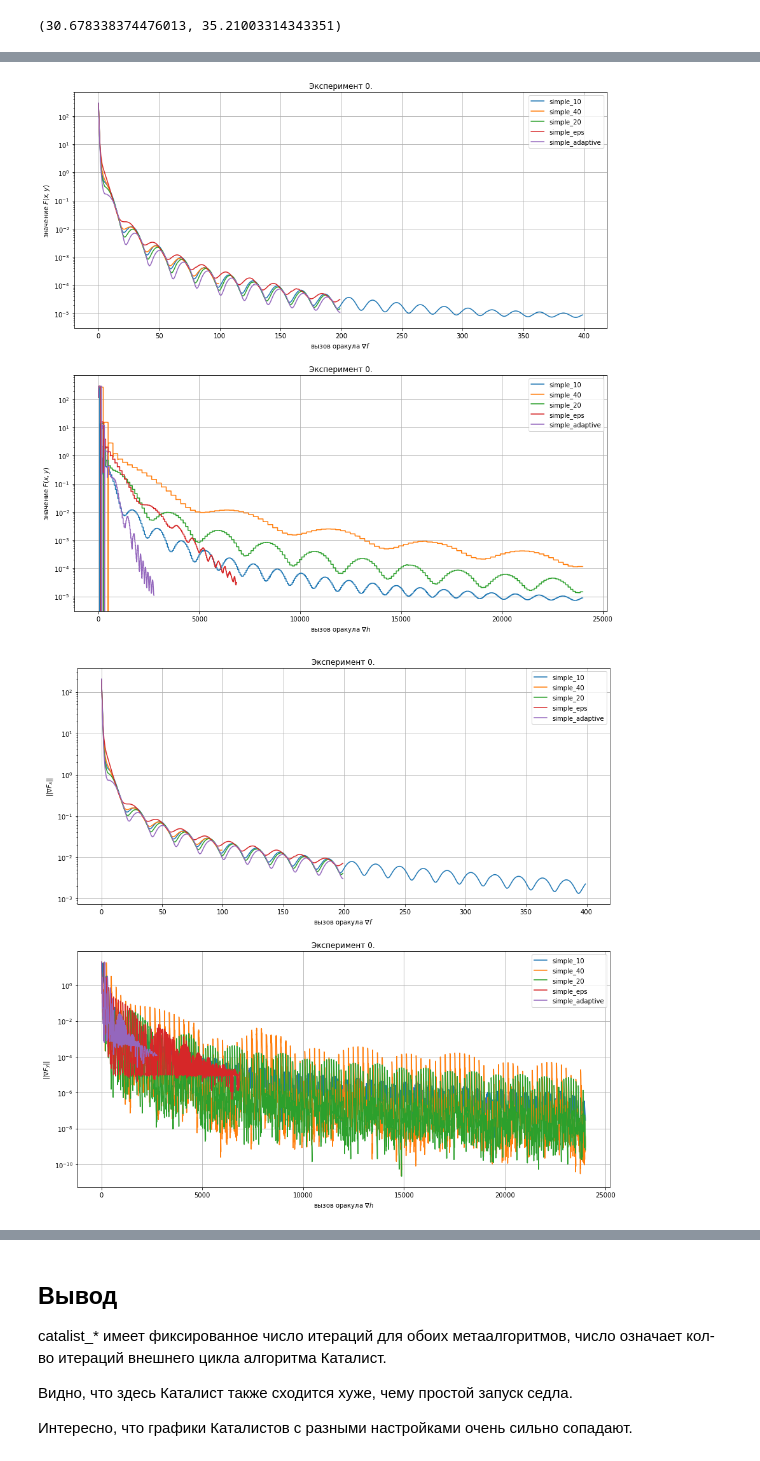
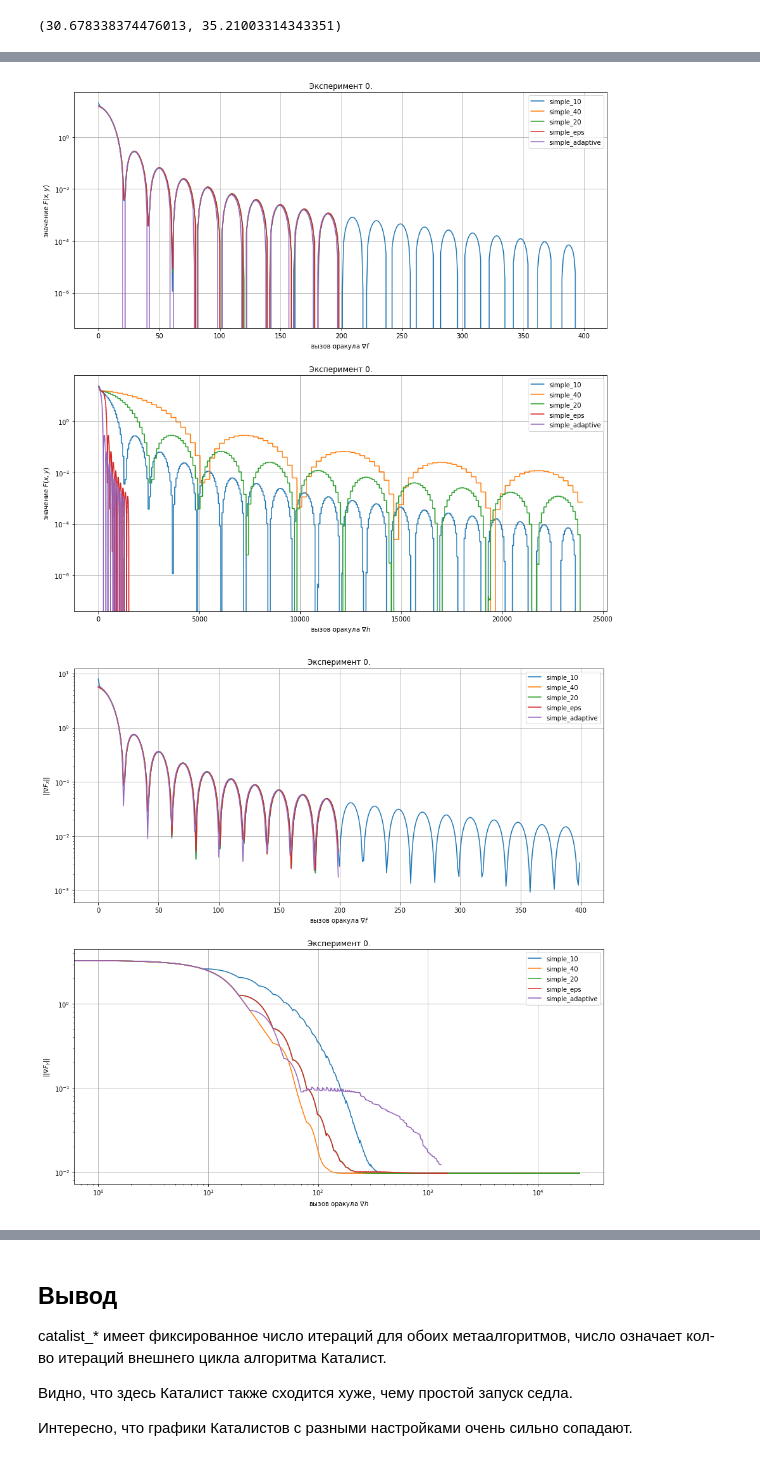
Before and after one commit to nikvas0/optimization_project, a Jupyter notebook: experiments_exp2.ipynb, the cells around one changed output, grey strips where cells are left out. Drawn from its saved outputs; the diff is of its cells as text; code cells hidden in the pictures.

```diff
--- a/experiments_exp2.ipynb
+++ b/experiments_exp2.ipynb
@@ -23,6 +25,6 @@ $M_i$ -- матрицы $n \times n$ положительно определен
 # %%
 exp0 = experiment.generateExpQExperiment(
-    N, M, {'p': 2000, 'sparsity': 0.01}, 1, 1, {'k': 5, 'eigen_min': 1, 'eigen_max': 2}, 10)
+    N, M, {'p': 2000, 'sparsity': 0.01}, 1, 1, {'k': 10, 'eigen_min': 1, 'eigen_max': 2}, 10)
 
 exps.append(exp0)
 # %% [markdown]
@@ -67,7 +69,8 @@ def RunSaddle(x_0, y_0, exp, k_out=50, k_in=50, k_n=5, x_grad_stop_eps=None, y_g
             'Li': np.array([10] * M),
             'S': np.array([(10 + 1)**(1/2)] * M),
             'stop_callback': None
-        }
+        },
+        'notnegative_y': True
     })
 
     return x, y, stats
@@ -115,7 +118,8 @@ def RunSaddleAdaptiveEps(x_0, y_0, exp, k_out=50, k_in=50, k_n=5, eps_start=10**
             'Li': np.array([10] * M),
             'S': np.array([(10 + 1)**(1/2)] * M),
             'stop_callback': None
-        }
+        },
+        'notnegative_y': True
     })
 
     return x, y, stats
@@ -164,7 +168,8 @@ def RunSaddleCatalist(x_0, y_0, exp, k_catalist, H, k_out=50, k_in=50, k_n=5, x_
             'Li': np.array([10] * M),
             'S': np.array([(10 + 1)**(1/2)] * M),
             'stop_callback': None
-        }
+        },
+        'notnegative_y': True
     })
 
     return x, y, stats
@@ -338,7 +343,7 @@ for i in range(len(exps)):
     plt.grid(True)
     plt.legend()
 # %% [output]
-[figure, old version]
+[figure, new version]
 # %%
 plt.figure(figsize=(15,15))
 
@@ -365,31 +370,32 @@ for i in range(len(exps)):
     plt.ylabel('$||\\nabla F_x||$')
     plt.xlabel('вызов оракула $\\nabla f$')
     plt.grid(True)
     plt.legend()
 
 
     ax = plt.subplot(2, 1, 1 + i * 2 + 1)
     ax.set_title('Эксперимент {}.'.format(i))
 
     Gh = collectGradNormfromhOracleSimple(res_simple_10[i])
     ax.plot(range(len(Gh)), Gh, label='simple_10')
 
     Gh = collectGradNormfromhOracleSimple(res_simple_40[i])
     ax.plot(range(len(Gh)), Gh, label='simple_40')
 
     Gh = collectGradNormfromhOracleSimple(res_simple_20[i])
     ax.plot(range(len(Gh)), Gh, label='simple_20')
 
     Gh = collectGradNormfromhOracleSimple(res_simple_eps[i])
     ax.plot(range(len(Gh)), Gh, label='simple_eps')
 
     Gh = collectGradNormfromhOracleSimple(res_simple_adaptive[i])
     ax.plot(range(len(Gh)), Gh, label='simple_adaptive')
 
     plt.yscale("log")
     plt.ylabel('$||\\nabla F_y||$')
+    plt.xscale("log")
     plt.xlabel('вызов оракула $\\nabla h$')
     plt.grid(True)
     plt.legend()
 # %% [output]
-[figure, old version]
+[figure, new version]
```
Also changed, not shown: parts of 6 cells of this notebook, 5 other files.
